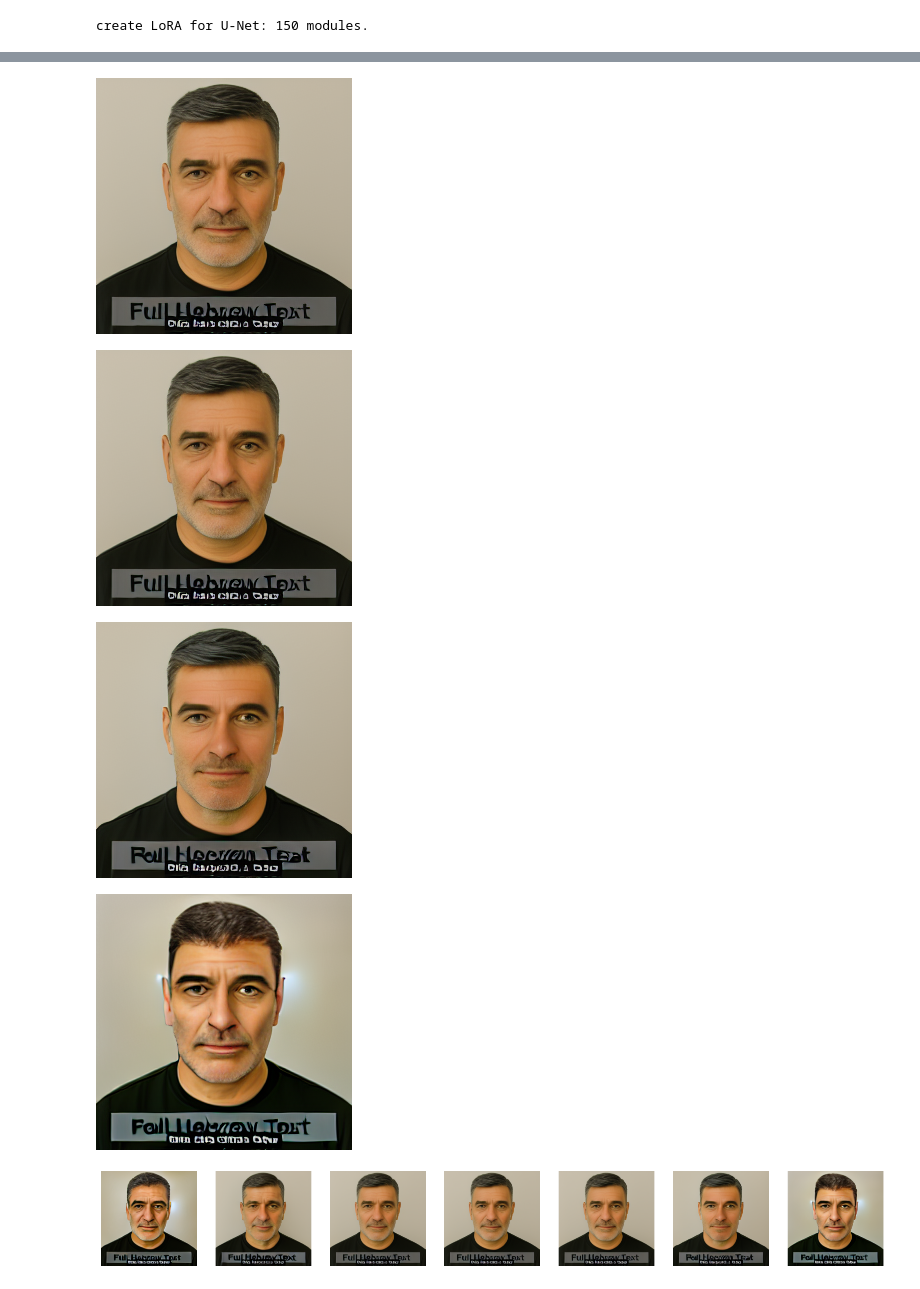
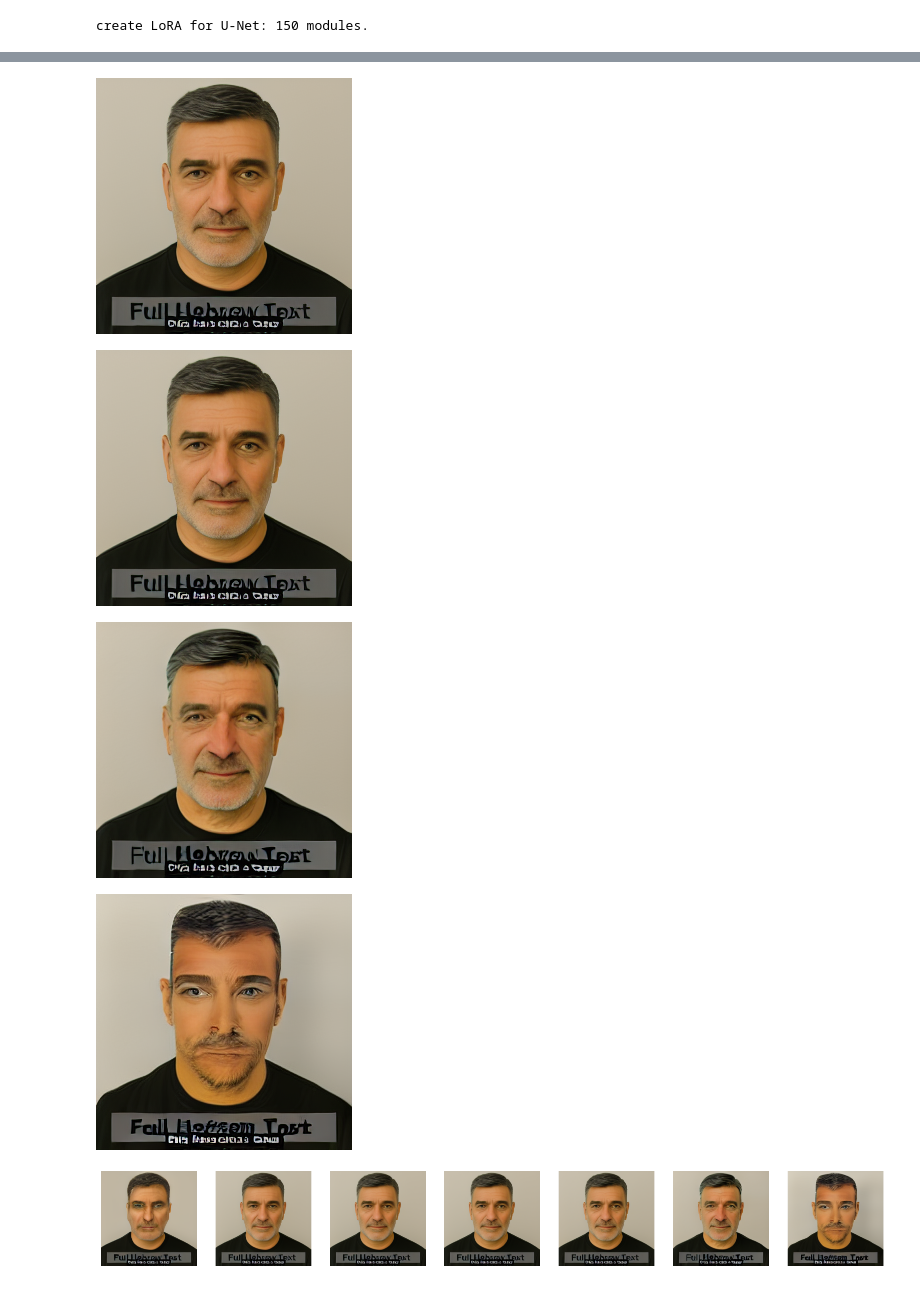
Before and after one commit to shaymoshe951/my_sliders, a Jupyter notebook: demo_image_editing.ipynb, the cells around one changed output, grey strips where cells are left out. Cells and saved outputs as stored; diff of their text form; code cells hidden in the pictures.

```diff
--- a/demo_image_editing.ipynb
+++ b/demo_image_editing.ipynb
@@ -76,8 +76,12 @@ null_inversion = NullInversion(ldm_stable, guidance_scale = GUIDANCE_SCALE, devi
 # %%
 # image_path = "/workspace/my_sliders/datasets/Different_hairline_db/arranged/rp0.png"
 image_path = "/workspace/my_sliders/datasets/Different_hairline_db/arranged/updated_caption_image.png"
+mask_path = None #"/workspace/my_sliders/datasets/Different_hairline_db/masked/updated_caption_image.png"
 prompt = "real photograph of a male face"
 (image_gt, image_enc), x_t, uncond_embeddings = null_inversion.invert(image_path, prompt, offsets=(0,0,0,0), verbose=True)
+if mask_path:
+    mask = Image.open(mask_path)
+    ldm_stable.mask_image = mask
 
 print("Modify or remove offsets according to your image!")
 # %% [output]
@@ -109,23 +110,34 @@ pretrained_model_name_or_path = SD_MODEL
 
 revision = None
 device = 'cuda'
-rank = 16
+rank = 8
 
 
 # Load scheduler, tokenizer and models.
+# del ldm_stable
+# flush()
+# tokenizer = CLIPTokenizer.from_pretrained(
+#     pretrained_model_name_or_path, subfolder="tokenizer", revision=revision
+# )
+# text_encoder = CLIPTextModel.from_pretrained(
+#     pretrained_model_name_or_path, subfolder="text_encoder", revision=revision
+# )
+# vae = AutoencoderKL.from_pretrained(pretrained_model_name_or_path, subfolder="vae", revision=revision)
+# unet = UNet2DConditionModel.from_pretrained(
+#     pretrained_model_name_or_path, subfolder="unet", revision=revision
+# )
+
+# Alternative
+tokenizer = ldm_stable.tokenizer
+text_encoder = ldm_stable.text_encoder
+vae = ldm_stable.vae
+unet = ldm_stable.unet
+
 noise_scheduler = DDIMScheduler(beta_start=0.00085, beta_end=0.012, beta_schedule="scaled_linear", clip_sample=False, set_alpha_to_one=False,
                                 steps_offset=1,   # <-- add this line
                                )
-tokenizer = CLIPTokenizer.from_pretrained(
-    pretrained_model_name_or_path, subfolder="tokenizer", revision=revision
-)
-text_encoder = CLIPTextModel.from_pretrained(
-    pretrained_model_name_or_path, subfolder="text_encoder", revision=revision
-)
-vae = AutoencoderKL.from_pretrained(pretrained_model_name_or_path, subfolder="vae", revision=revision)
-unet = UNet2DConditionModel.from_pretrained(
-    pretrained_model_name_or_path, subfolder="unet", revision=revision
-)
+
+
 # freeze parameters of models to save more memory
 unet.requires_grad_(False)
 unet.to(device, dtype=weight_dtype)
@@ -160,7 +172,9 @@ CLIPTextModel(
   )
 )
 # %%
-slider1 = "/workspace/my_sliders/models/'bangslider'_alpha1.0_rank16_noxattn/'bangslider'_alpha1.0_rank16_noxattn_last.pt"
+# slider1 = "/workspace/my_sliders/models/'bangslider'_alpha1.0_rank16_noxattn/'bangslider'_alpha1.0_rank16_noxattn_last.pt"
+# slider1 = "/workspace/my_sliders/models/bangslider_alpha1.0_rank16_noxattn/bangslider_alpha1.0_rank16_noxattn_last.pt"
+slider1 = "/workspace/my_sliders/models/bangslider_alpha1.0_rank8_noxattn_single_image/bangslider_alpha1.0_rank8_noxattn_single_image_last.pt"
 
 train_method = 'noxattn'
 network_type = "c3lier"
@@ -198,7 +212,7 @@ guidance_scale = GUIDANCE_SCALE
 create LoRA for U-Net: 150 modules.
 # %%
 scales1 = [-1,-0.5,-0.2,0, 0.2, 0.5, 1]
-start_noise = 300 # use smaller values for real image editing so that the identity does not change
+start_noise = 100 # use smaller values for real image editing so that the identity does not change
 
 images_list = []
 for scale1 in scales1:
@@ -267,6 +281,6 @@ plt.show()
 [figure]
 [figure]
 [figure]
-[figure, old version]
+[figure, new version]
-[figure, old version]
+[figure, new version]
-[figure, old version]
+[figure, new version]
```
Also changed, not shown: parts of 2 cells of this notebook, 4 other files.
